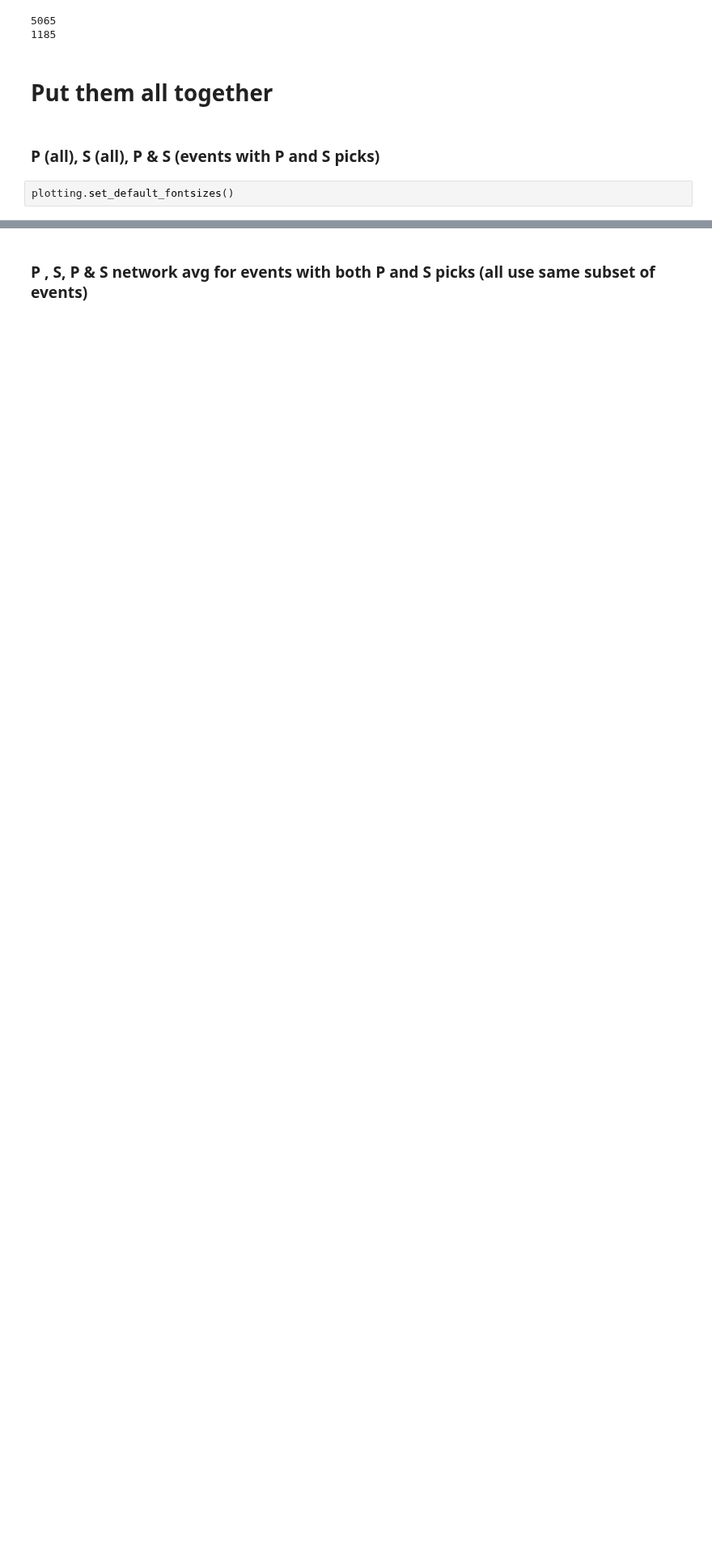
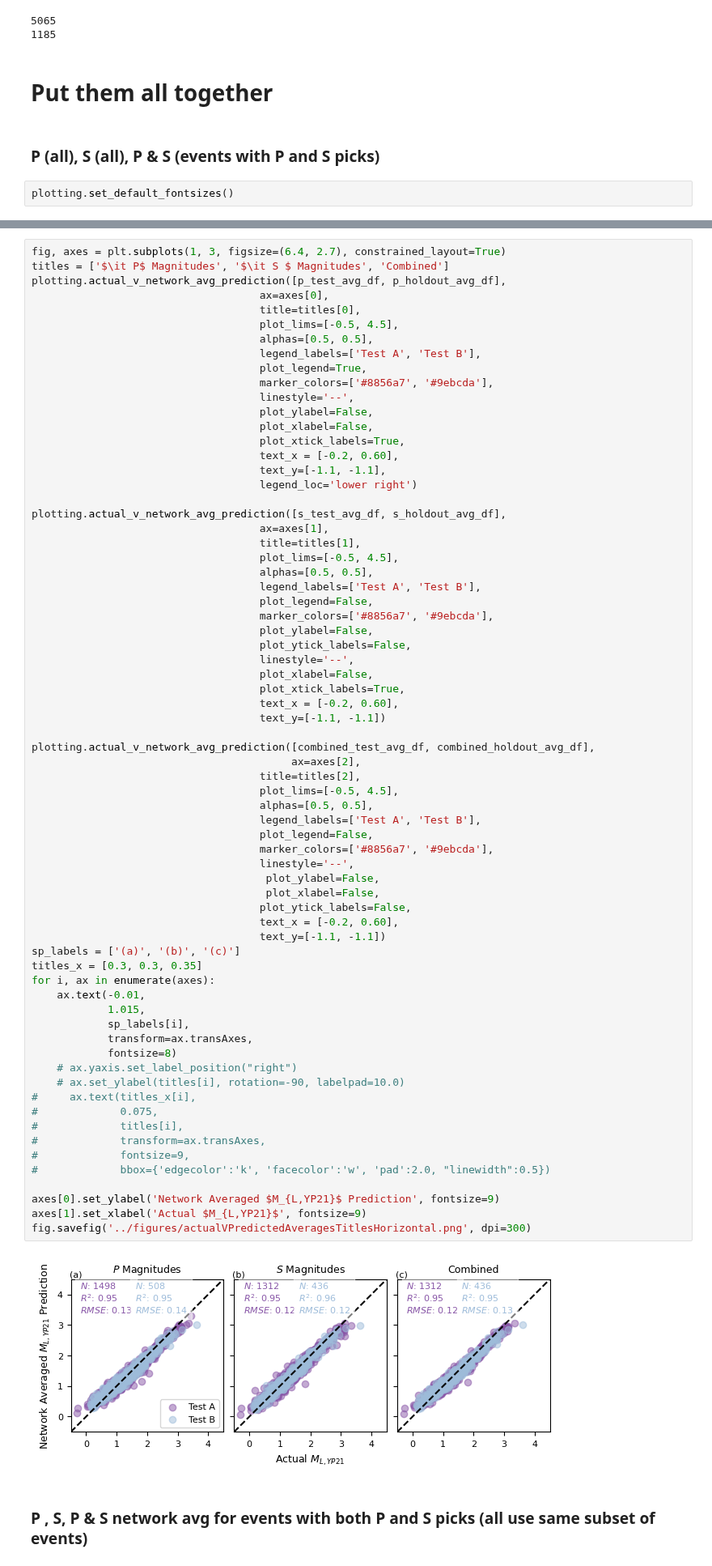
Before and after one commit to armstrong06/featmag, a Jupyter notebook: notebooks_results/combinePandSPredictions.ipynb, the cells around one changed output, grey strips where cells are left out. Shown at 81% size. Saved outputs shown, nothing was run; the diff lists cells and outputs as text; blank space fills up the shorter version.

Commit message:
make plot horizontal

```diff
--- a/notebooks_results/combinePandSPredictions.ipynb
+++ b/notebooks_results/combinePandSPredictions.ipynb
@@ -313,6 +312,77 @@ fig.supxlabel('Actual $M_{L,YP21}$', fontsize=9)
 fig.savefig('../figures/actualVPredictedAveragesTitles.png', dpi=300)
 # %% [output]
 [figure]
+# %%
+fig, axes = plt.subplots(1, 3, figsize=(6.4, 2.7), constrained_layout=True)
+titles = ['$\it P$ Magnitudes', '$\it S $ Magnitudes', 'Combined']
+plotting.actual_v_network_avg_prediction([p_test_avg_df, p_holdout_avg_df],
+                                    ax=axes[0],
+                                    title=titles[0],
+                                    plot_lims=[-0.5, 4.5],
+                                    alphas=[0.5, 0.5],
+                                    legend_labels=['Test A', 'Test B'],
+                                    plot_legend=True,
+                                    marker_colors=['#8856a7', '#9ebcda'],
+                                    linestyle='--',
+                                    plot_ylabel=False,
+                                    plot_xlabel=False,
+                                    plot_xtick_labels=True,
+                                    text_x = [-0.2, 0.60],
+                                    text_y=[-1.1, -1.1],
+                                    legend_loc='lower right')
+
+plotting.actual_v_network_avg_prediction([s_test_avg_df, s_holdout_avg_df],
+                                    ax=axes[1],
+                                    title=titles[1],
+                                    plot_lims=[-0.5, 4.5],
+                                    alphas=[0.5, 0.5],
+                                    legend_labels=['Test A', 'Test B'],
+                                    plot_legend=False,
+                                    marker_colors=['#8856a7', '#9ebcda'],
+                                    plot_ylabel=False,
+                                    plot_ytick_labels=False,
+                                    linestyle='--',
+                                    plot_xlabel=False,
+                                    plot_xtick_labels=True,
+                                    text_x = [-0.2, 0.60],
+                                    text_y=[-1.1, -1.1])
+
+plotting.actual_v_network_avg_prediction([combined_test_avg_df, combined_holdout_avg_df],
+                                         ax=axes[2],
+                                    title=titles[2],
+                                    plot_lims=[-0.5, 4.5],
+                                    alphas=[0.5, 0.5],
+                                    legend_labels=['Test A', 'Test B'],
+                                    plot_legend=False,
+                                    marker_colors=['#8856a7', '#9ebcda'],
+                                    linestyle='--',
+                                     plot_ylabel=False,
+                                     plot_xlabel=False,
+                                    plot_ytick_labels=False,
+                                    text_x = [-0.2, 0.60],
+                                    text_y=[-1.1, -1.1])
+sp_labels = ['(a)', '(b)', '(c)']
+titles_x = [0.3, 0.3, 0.35]
+for i, ax in enumerate(axes):
+    ax.text(-0.01,
+            1.015,
+            sp_labels[i],
+            transform=ax.transAxes,
+            fontsize=8)
+    # ax.yaxis.set_label_position("right")
+    # ax.set_ylabel(titles[i], rotation=-90, labelpad=10.0)
+#     ax.text(titles_x[i],
+#             0.075,
+#             titles[i],
+#             transform=ax.transAxes,
+#             fontsize=9,
+#             bbox={'edgecolor':'k', 'facecolor':'w', 'pad':2.0, "linewidth":0.5})
+
+axes[0].set_ylabel('Network Averaged $M_{L,YP21}$ Prediction', fontsize=9)
+axes[1].set_xlabel('Actual $M_{L,YP21}$', fontsize=9)
+fig.savefig('../figures/actualVPredictedAveragesTitlesHorizontal.png', dpi=300)
+# %% [output]
+[figure, added]
 # %% [markdown]
 ### P , S, P & S network avg for events with both P and S picks (all use same subset of events)
 # %%
```
Also changed, not shown: parts of 1 cell of this notebook, 1 other file.
